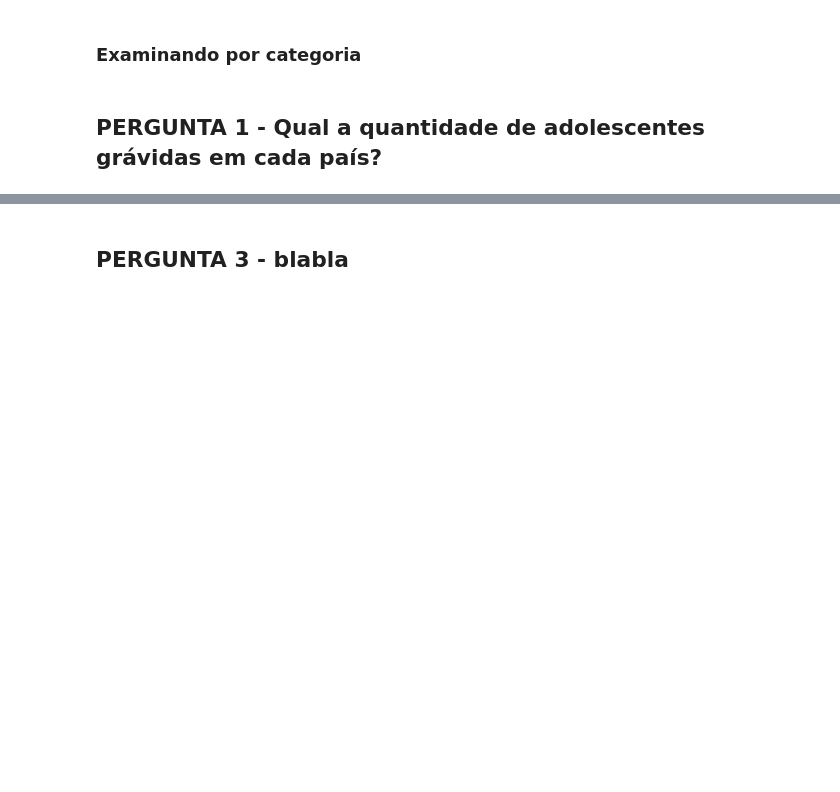
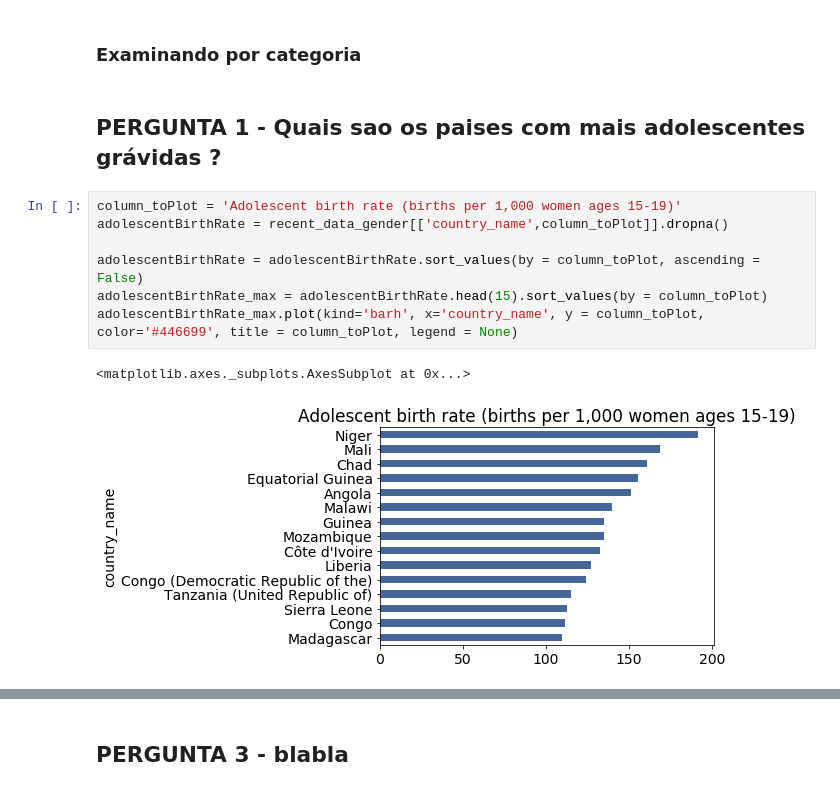
Before and after one commit to andreisha/inf1032-datascience, a Jupyter notebook: T1.1 Analise Descriptiva.ipynb, the cells around one changed output, grey strips where cells are left out. Drawn from its saved outputs; the diff is of its cells as text; blank space fills up the shorter version.

Commit message:
Pergunta 1 e começo pergunta 2

```diff
--- a/T1.1 Analise Descriptiva.ipynb
+++ b/T1.1 Analise Descriptiva.ipynb
@@ -500,5 +500,15 @@ Violence against women ever experienced, nonint...              56
 ### Visualizando
 # %% [markdown]
 ### Examinando por categoria
-# %% [markdown]
-## PERGUNTA 1 - Qual a quantidade de adolescentes grávidas em cada país?
+# %% [markdown]
+## PERGUNTA 1 - Quais sao os paises com mais adolescentes grávidas ?
+# %%
+column_toPlot = 'Adolescent birth rate (births per 1,000 women ages 15-19)'
+adolescentBirthRate = recent_data_gender[['country_name',column_toPlot]].dropna()
+
+adolescentBirthRate = adolescentBirthRate.sort_values(by = column_toPlot, ascending = False)
+adolescentBirthRate_max = adolescentBirthRate.head(15).sort_values(by = column_toPlot)
+adolescentBirthRate_max.plot(kind='barh', x='country_name', y = column_toPlot, color='#446699', title = column_toPlot, legend = None)
+# %% [output]
+<matplotlib.axes._subplots.AxesSubplot at 0x...>
+[figure, added]
```
Also changed, not shown: parts of 14 cells of this notebook, 2 other files.
